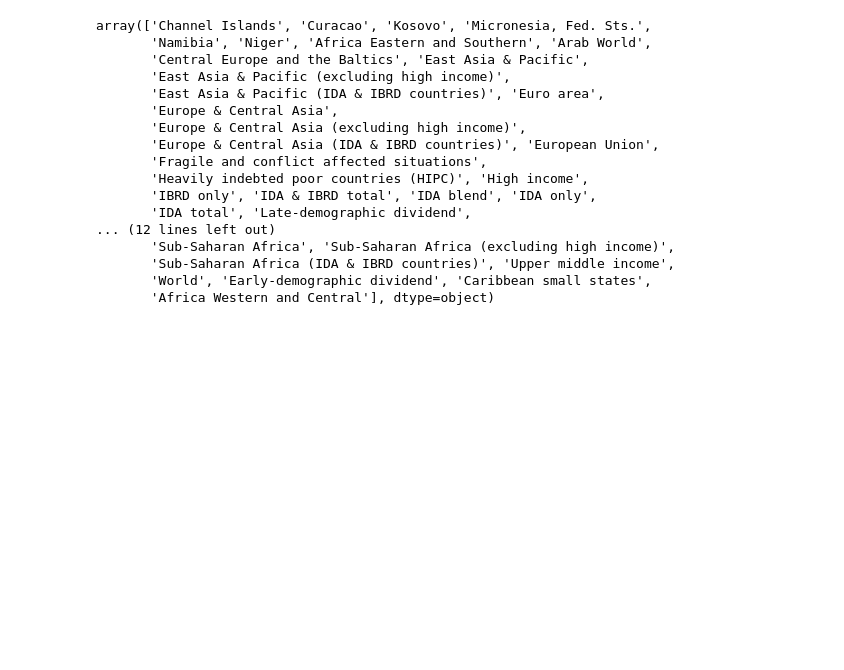
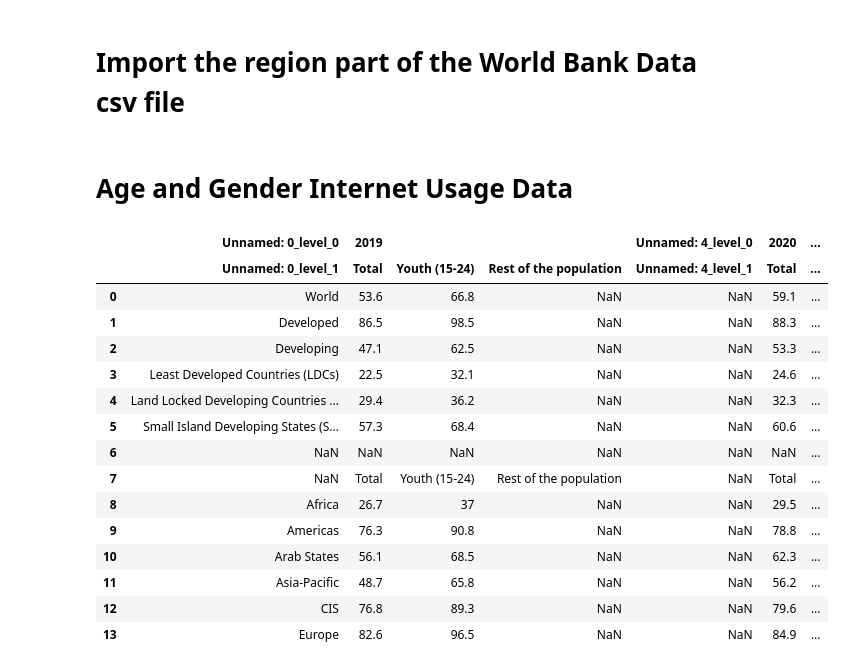
Before and after one commit to khadra1/Project-3-Connectivity, a Jupyter notebook: notebooks/cleaning_data.ipynb, the cells around one changed output. Drawn from its saved outputs; the diff is of its cells as text; code cells hidden in the pictures; blank space fills up the shorter version.

```diff
--- a/notebooks/cleaning_data.ipynb
+++ b/notebooks/cleaning_data.ipynb
@@ -60,21 +42,2 @@ final_world
-# %%
-df = final_world.loc[final_world.isna().any(axis=1)]
-df.Country.unique()
-# %% [output]
-array(['Channel Islands', 'Curacao', 'Kosovo', 'Micronesia, Fed. Sts.',
-       'Namibia', 'Niger', 'Africa Eastern and Southern', 'Arab World',
-       'Central Europe and the Baltics', 'East Asia & Pacific',
-       'East Asia & Pacific (excluding high income)',
-       'East Asia & Pacific (IDA & IBRD countries)', 'Euro area',
-       'Europe & Central Asia',
-       'Europe & Central Asia (excluding high income)',
-       'Europe & Central Asia (IDA & IBRD countries)', 'European Union',
-       'Fragile and conflict affected situations',
-       'Heavily indebted poor countries (HIPC)', 'High income',
-       'IBRD only', 'IDA & IBRD total', 'IDA blend', 'IDA only',
-       'IDA total', 'Late-demographic dividend',
-... (12 lines left out)
-       'Sub-Saharan Africa', 'Sub-Saharan Africa (excluding high income)',
-       'Sub-Saharan Africa (IDA & IBRD countries)', 'Upper middle income',
-       'World', 'Early-demographic dividend', 'Caribbean small states',
-       'Africa Western and Central'], dtype=object)
+# %% [markdown]
+# Import the region part of the World Bank Data csv file
@@ -80,0 +53,2 @@ array(['Channel Islands', 'Curacao', 'Kosovo', 'Micronesia, Fed. Sts.',
+# %% [markdown]
+# Age and Gender Internet Usage Data
@@ -80,0 +67,20 @@ array(['Channel Islands', 'Curacao', 'Kosovo', 'Micronesia, Fed. Sts.',
+# %%
+age_df = pd.read_excel('../Resources/data-raw/Data_Extracted_From_ITU/ITU_regional_global_Key_ICT_indicator_aggregates_rev1_Jan_2022.xlsx', skiprows=range(0,21), header=[0,1], skipfooter=10 , sheet_name = "Internet use by sex & age")
+age_df
+# %% [output]
+|  | Unnamed: 0_level_0 | 2019 |  |  | Unnamed: 4_level_0 | 2020 | ... |
+|  | Unnamed: 0_level_1 | Total | Youth (15-24) | Rest of the population | Unnamed: 4_level_1 | Total | ... |
+| 0 | World | 53.6 | 66.8 | NaN | NaN | 59.1 | ... |
+| 1 | Developed | 86.5 | 98.5 | NaN | NaN | 88.3 | ... |
+| 2 | Developing | 47.1 | 62.5 | NaN | NaN | 53.3 | ... |
+| 3 | Least Developed Countries (LDCs) | 22.5 | 32.1 | NaN | NaN | 24.6 | ... |
+| 4 | Land Locked Developing Countries ... | 29.4 | 36.2 | NaN | NaN | 32.3 | ... |
+| 5 | Small Island Developing States (S... | 57.3 | 68.4 | NaN | NaN | 60.6 | ... |
+| 6 | NaN | NaN | NaN | NaN | NaN | NaN | ... |
+| 7 | NaN | Total | Youth (15-24) | Rest of the population | NaN | Total | ... |
+| 8 | Africa | 26.7 | 37 | NaN | NaN | 29.5 | ... |
+| 9 | Americas | 76.3 | 90.8 | NaN | NaN | 78.8 | ... |
+| 10 | Arab States | 56.1 | 68.5 | NaN | NaN | 62.3 | ... |
+| 11 | Asia-Pacific | 48.7 | 65.8 | NaN | NaN | 56.2 | ... |
+| 12 | CIS | 76.8 | 89.3 | NaN | NaN | 79.6 | ... |
+| 13 | Europe | 82.6 | 96.5 | NaN | NaN | 84.9 | ... |
```
Also changed, not shown: parts of 11 cells of this notebook, 8 other files.
